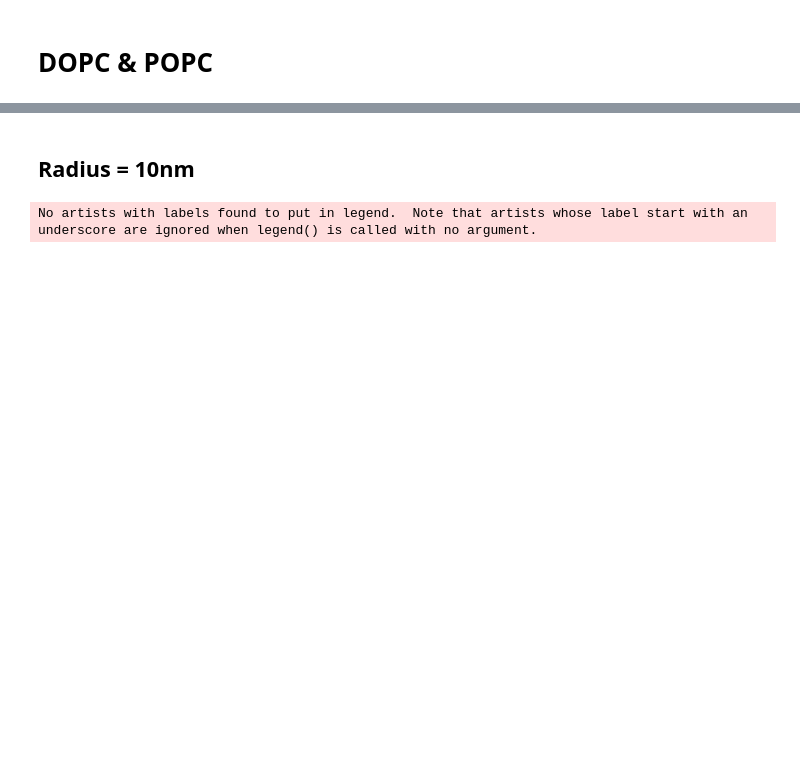
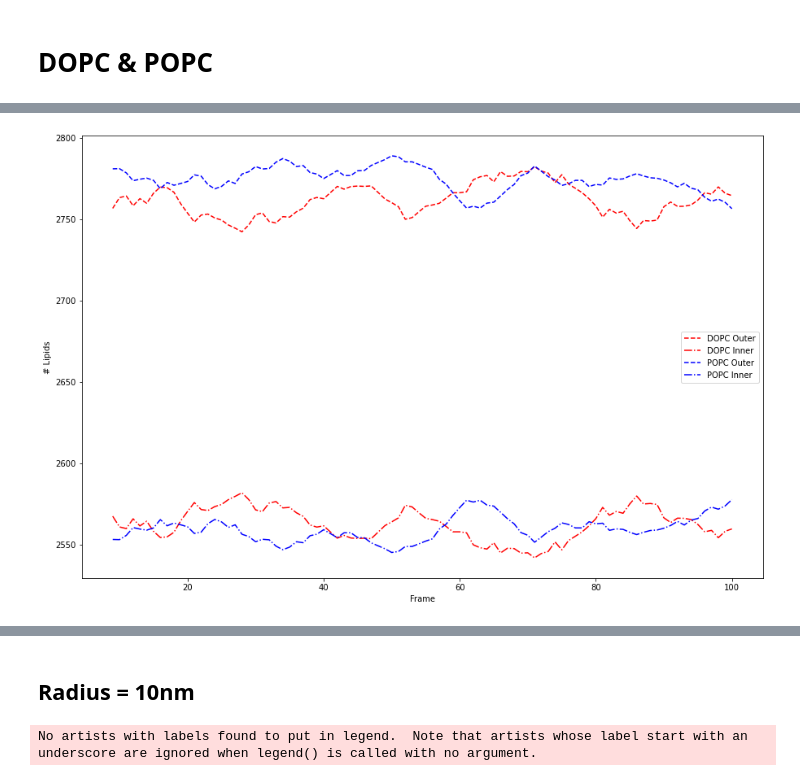
Before and after one commit to MoMS-MMSB/lipid_sorting, a Jupyter notebook: Sample Systems Analysis.ipynb, the cells around one changed output, grey strips where cells are left out. Drawn from its saved outputs; the diff is of its cells as text; code cells hidden in the pictures; blank space fills up the shorter version.

```diff
--- a/Sample Systems Analysis.ipynb
+++ b/Sample Systems Analysis.ipynb
@@ -37,0 +36,4 @@ POPC_POPE_30 = mda.Universe(root + "POPC_POPE/r30/production/noW.gro",
+# %%
+modules.csv_to_plot(DOPC_POPC_20, ["DOPC", "POPC"], rolling=10, colours=colours)
+# %% [output]
+[figure, added]
```
Also changed, not shown: parts of 14 cells of this notebook, 8 other files.
